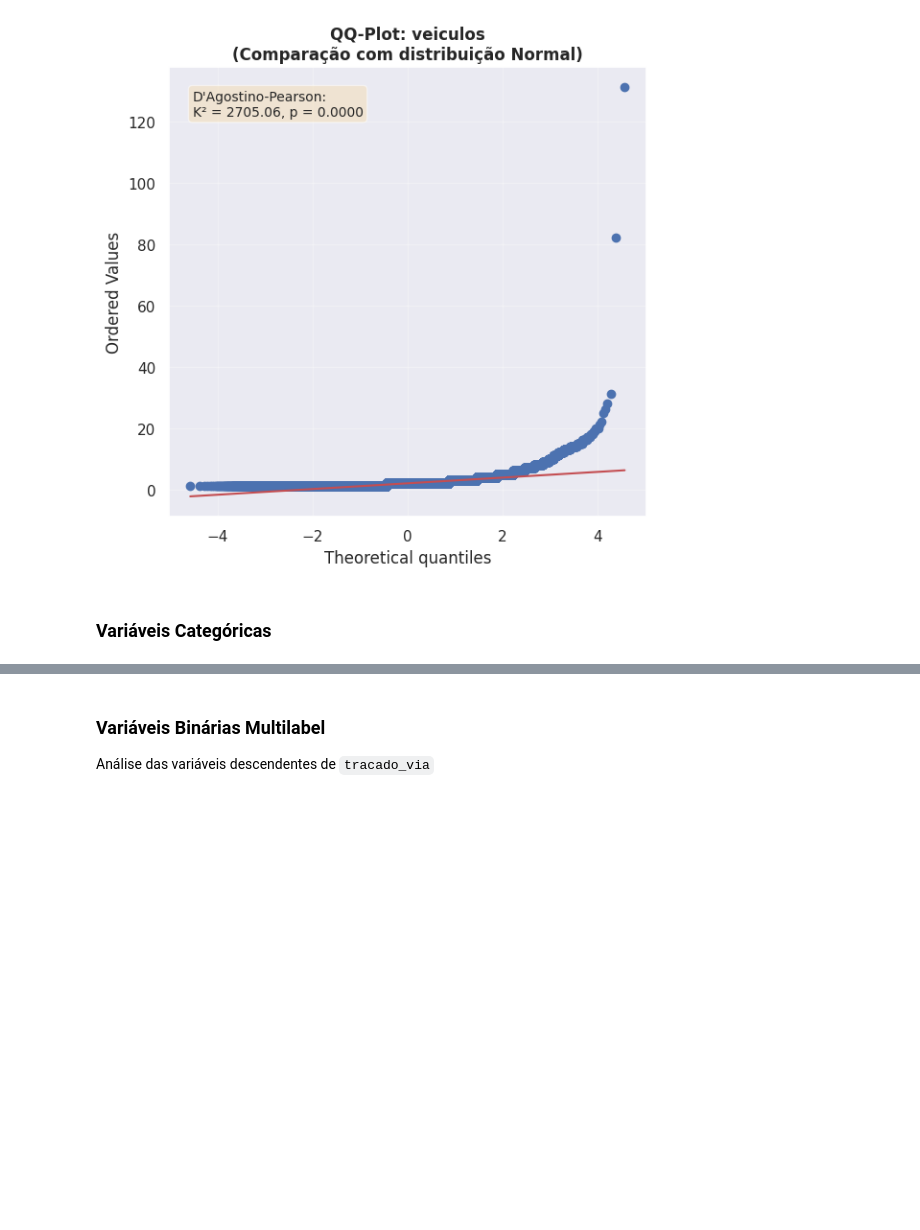
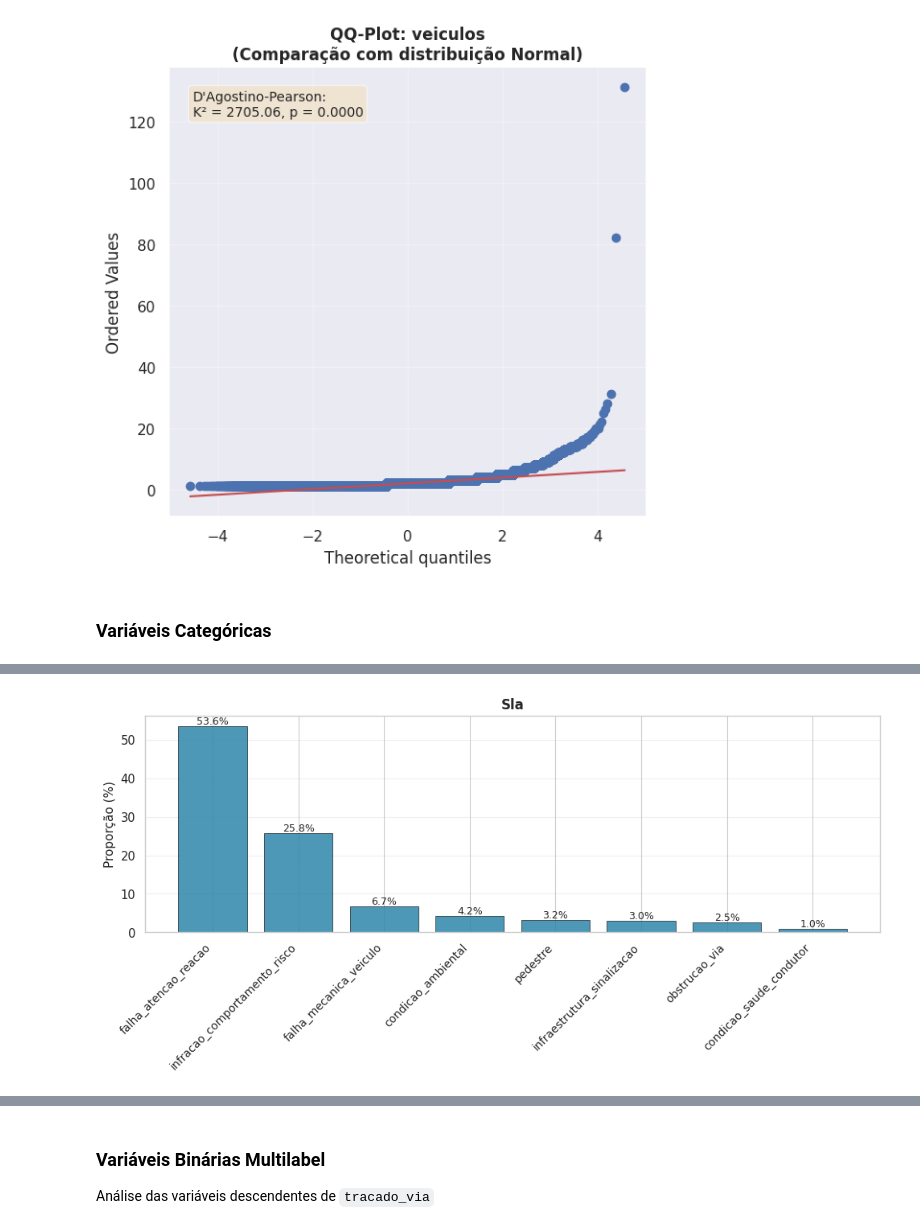
Before and after one commit to ThiagoORuby/prf-analise-sinistros, a Jupyter notebook: labs/00_eda_geral.ipynb, the cells around one changed output, grey strips where cells are left out. Saved outputs shown, nothing was run; the diff lists cells and outputs as text; code cells hidden in the pictures; blank space fills up the shorter version.

```diff
--- a/labs/00_eda_geral.ipynb
+++ b/labs/00_eda_geral.ipynb
@@ -293,0 +370,45 @@ pd.crosstab(df['tipo_acidente'], df['classificacao_acidente'], normalize='index'
+# %%
+def plot_barra_categorica(freq_df, titulo, save_path=None, horizontal=False,
+                          color='#2E86AB', figsize=(10, 5)):
+    """
+    Plota barras de frequência/proporção para variável categórica.
+    """
+    fig, ax = plt.subplots(figsize=figsize)
+
+    labels = freq_df.index.astype(str)
+    valores = freq_df['pct'].values
+
+    if horizontal:
+        bars = ax.barh(np.arange(len(labels)), valores, color=color,
+                       edgecolor='black', linewidth=0.5, alpha=0.85)
+        ax.set_yticks(np.arange(len(labels)))
+        ax.set_yticklabels(labels, fontsize=10)
+        ax.set_xlabel('Proporção (%)', fontsize=11)
+        ax.invert_yaxis()  # maior no topo
+    else:
+        bars = ax.bar(np.arange(len(labels)), valores, color=color,
+                      edgecolor='black', linewidth=0.5, alpha=0.85)
+        ax.set_xticks(np.arange(len(labels)))
+        ax.set_xticklabels(labels, rotation=45, ha='right', fontsize=10)
+        ax.set_ylabel('Proporção (%)', fontsize=11)
+
+    # Valores sobre as barras
+    for bar, val in zip(bars, valores):
+        if horizontal:
+            ax.text(val + 0.5, bar.get_y() + bar.get_height()/2,
+                    f'{val:.1f}%', va='center', fontsize=9)
+        else:
+            ax.text(bar.get_x() + bar.get_width()/2, val + 0.5,
+                    f'{val:.1f}%', ha='center', fontsize=9)
+
+    ax.set_title(titulo, fontsize=12, fontweight='bold')
+    ax.grid(axis='x' if horizontal else 'y', alpha=0.3)
+
+    plt.tight_layout()
+    if save_path:
+        plt.savefig(save_path, dpi=300, bbox_inches='tight')
+    plt.show()
+# %%
+plot_barra_categorica(descricao_categorica(df, "causa_acidente_grupo")[1], "Sla")
+# %% [output]
+[figure, added]
```
Also changed, not shown: parts of 13 cells of this notebook, 11 other files.
